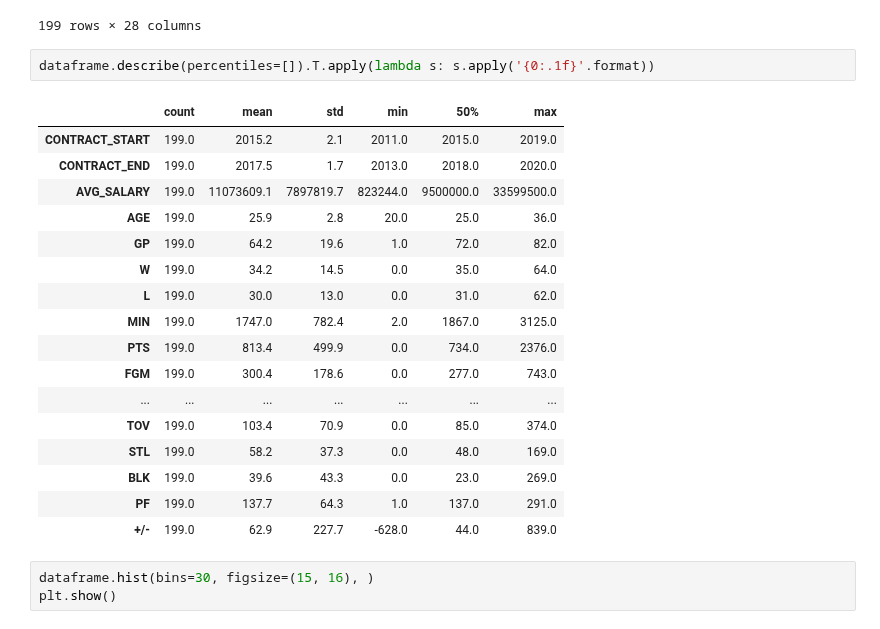
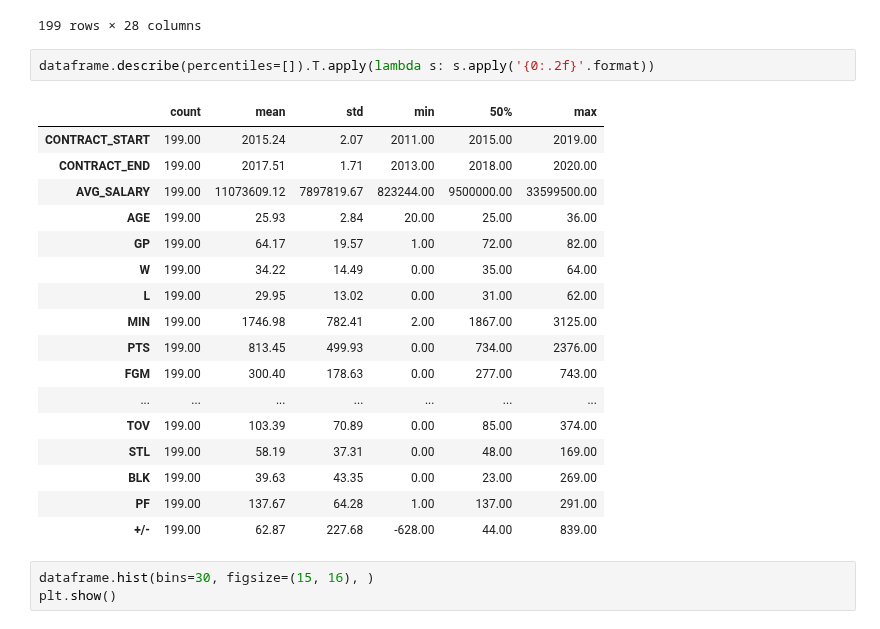
Before and after one commit to JohnnyBravo10/NBA-salary-prediction-, a Jupyter notebook: data_processing.ipynb, the cells around one changed output. Drawn from its saved outputs; the diff is of its cells as text.

```diff
--- a/data_processing.ipynb
+++ b/data_processing.ipynb
@@ -46,25 +47,25 @@ dataframe
 | 198 | Draymond Green | 2015 | 2019 | 1.640000e+07 | 25.0 | 79.0 | 64.0 | 15.0 | 2490.0 | ... |
 199 rows × 28 columns
 # %%
-dataframe.describe(percentiles=[]).T.apply(lambda s: s.apply('{0:.1f}'.format))
+dataframe.describe(percentiles=[]).T.apply(lambda s: s.apply('{0:.2f}'.format))
 # %% [output]
 |  | count | mean | std | min | 50% | max |
-| CONTRACT_START | 199.0 | 2015.2 | 2.1 | 2011.0 | 2015.0 | 2019.0 |
-| CONTRACT_END | 199.0 | 2017.5 | 1.7 | 2013.0 | 2018.0 | 2020.0 |
-| AVG_SALARY | 199.0 | 11073609.1 | 7897819.7 | 823244.0 | 9500000.0 | 33599500.0 |
-| AGE | 199.0 | 25.9 | 2.8 | 20.0 | 25.0 | 36.0 |
-| GP | 199.0 | 64.2 | 19.6 | 1.0 | 72.0 | 82.0 |
-| W | 199.0 | 34.2 | 14.5 | 0.0 | 35.0 | 64.0 |
-| L | 199.0 | 30.0 | 13.0 | 0.0 | 31.0 | 62.0 |
-| MIN | 199.0 | 1747.0 | 782.4 | 2.0 | 1867.0 | 3125.0 |
-| PTS | 199.0 | 813.4 | 499.9 | 0.0 | 734.0 | 2376.0 |
-| FGM | 199.0 | 300.4 | 178.6 | 0.0 | 277.0 | 743.0 |
+| CONTRACT_START | 199.00 | 2015.24 | 2.07 | 2011.00 | 2015.00 | 2019.00 |
+| CONTRACT_END | 199.00 | 2017.51 | 1.71 | 2013.00 | 2018.00 | 2020.00 |
+| AVG_SALARY | 199.00 | 11073609.12 | 7897819.67 | 823244.00 | 9500000.00 | 33599500.00 |
+| AGE | 199.00 | 25.93 | 2.84 | 20.00 | 25.00 | 36.00 |
+| GP | 199.00 | 64.17 | 19.57 | 1.00 | 72.00 | 82.00 |
+| W | 199.00 | 34.22 | 14.49 | 0.00 | 35.00 | 64.00 |
+| L | 199.00 | 29.95 | 13.02 | 0.00 | 31.00 | 62.00 |
+| MIN | 199.00 | 1746.98 | 782.41 | 2.00 | 1867.00 | 3125.00 |
+| PTS | 199.00 | 813.45 | 499.93 | 0.00 | 734.00 | 2376.00 |
+| FGM | 199.00 | 300.40 | 178.63 | 0.00 | 277.00 | 743.00 |
 | ... | ... | ... | ... | ... | ... | ... |
-| TOV | 199.0 | 103.4 | 70.9 | 0.0 | 85.0 | 374.0 |
-| STL | 199.0 | 58.2 | 37.3 | 0.0 | 48.0 | 169.0 |
-| BLK | 199.0 | 39.6 | 43.3 | 0.0 | 23.0 | 269.0 |
-| PF | 199.0 | 137.7 | 64.3 | 1.0 | 137.0 | 291.0 |
-| +/- | 199.0 | 62.9 | 227.7 | -628.0 | 44.0 | 839.0 |
+| TOV | 199.00 | 103.39 | 70.89 | 0.00 | 85.00 | 374.00 |
+| STL | 199.00 | 58.19 | 37.31 | 0.00 | 48.00 | 169.00 |
+| BLK | 199.00 | 39.63 | 43.35 | 0.00 | 23.00 | 269.00 |
+| PF | 199.00 | 137.67 | 64.28 | 1.00 | 137.00 | 291.00 |
+| +/- | 199.00 | 62.87 | 227.68 | -628.00 | 44.00 | 839.00 |
 # %%
 dataframe.hist(bins=30, figsize=(15, 16), )
 plt.show()
```
Also changed, not shown: parts of 11 cells of this notebook.
